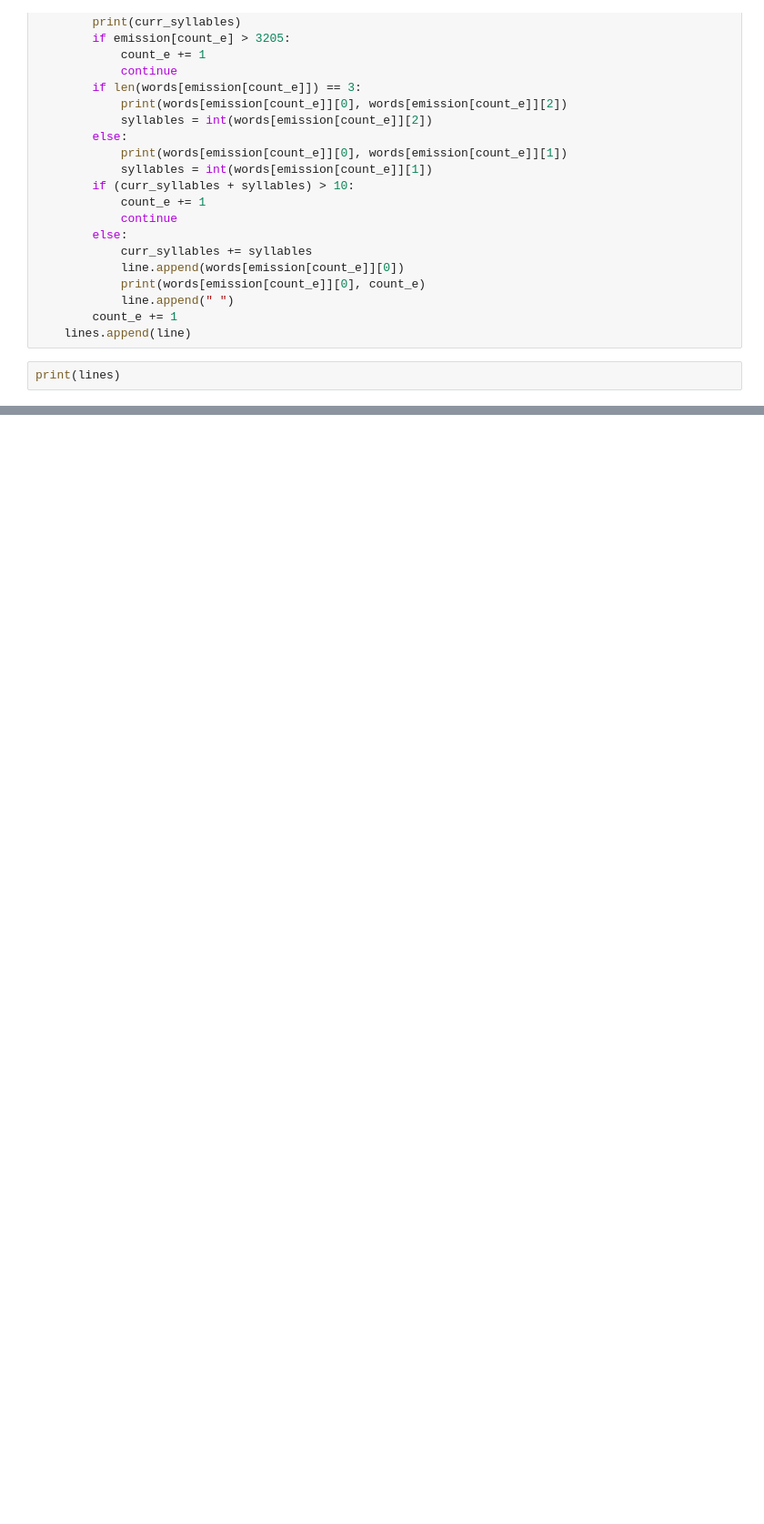
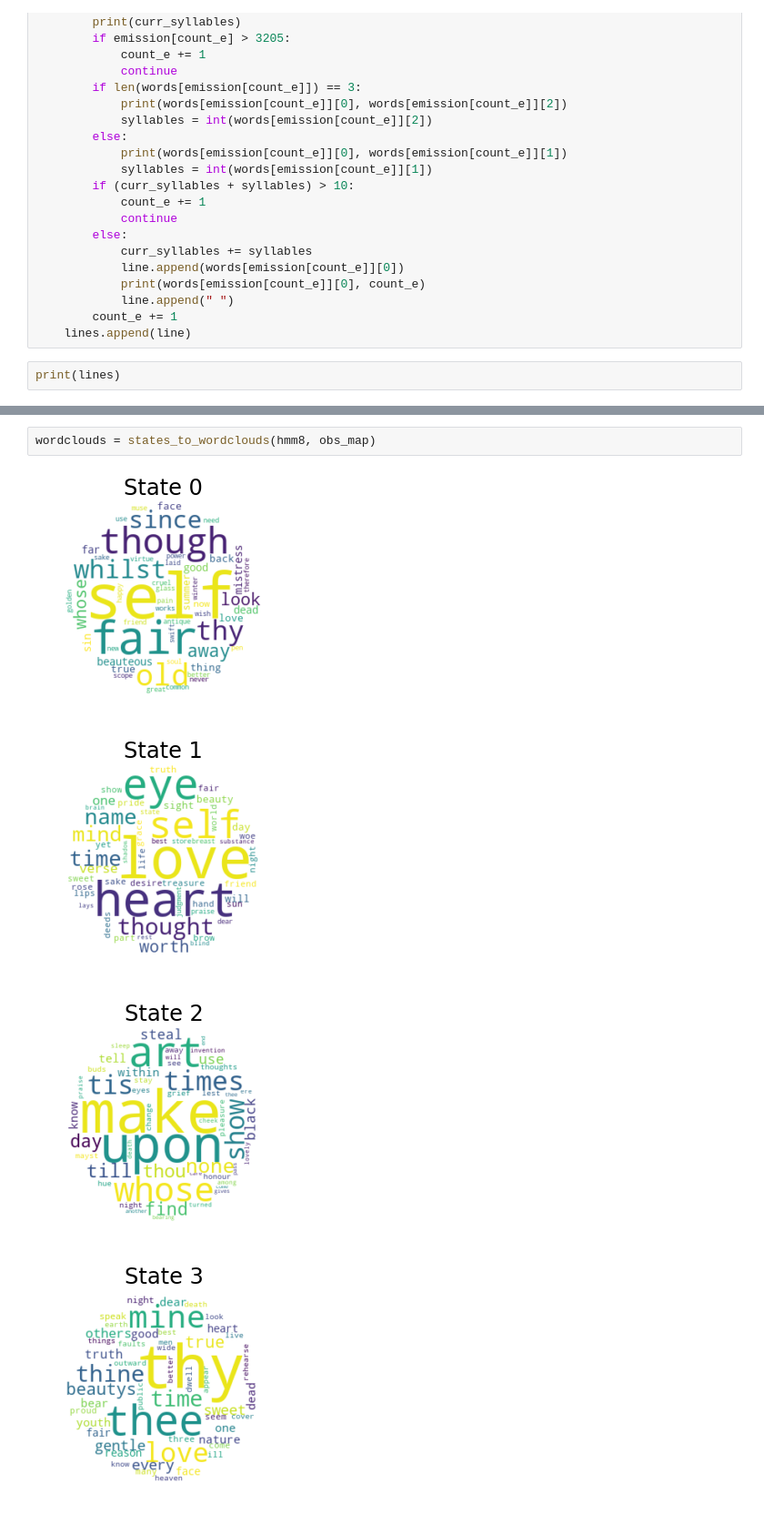
Before and after one commit to tshankar/shakespearebot-miniproject3, a Jupyter notebook: naivepoem.ipynb, the cells around one changed output, grey strips where cells are left out. Shown: that part at 91% size. Cells and saved outputs as stored; diff of their text form; blank space fills up the shorter version.

```diff
--- a/naivepoem.ipynb
+++ b/naivepoem.ipynb
@@ -65,0 +87,7 @@ print(lines)
+# %%
+wordclouds = states_to_wordclouds(hmm8, obs_map)
+# %% [output]
+[figure, added]
+[figure, added]
+[figure, added]
+[figure, added]
```
Also changed, not shown: parts of 5 cells of this notebook.
